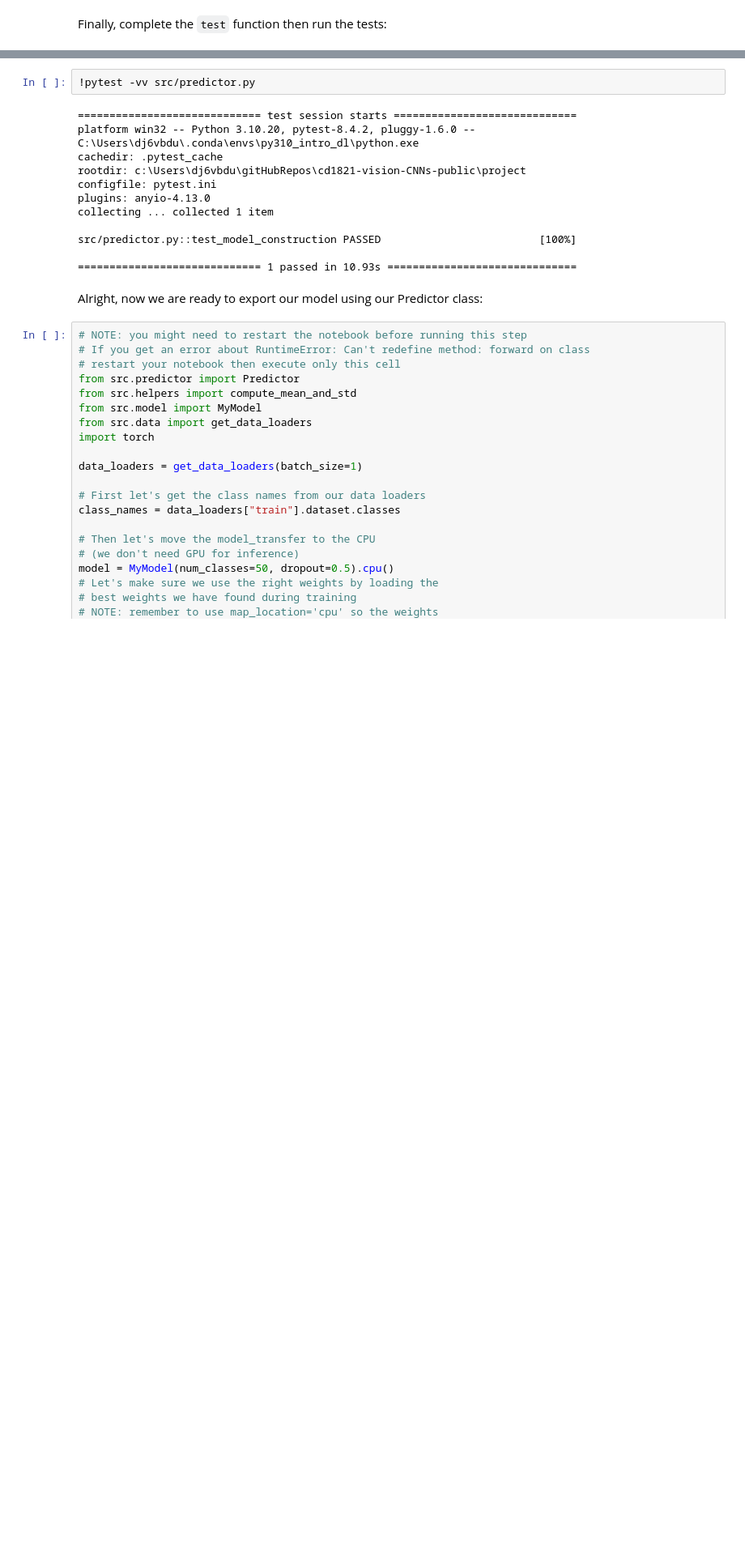
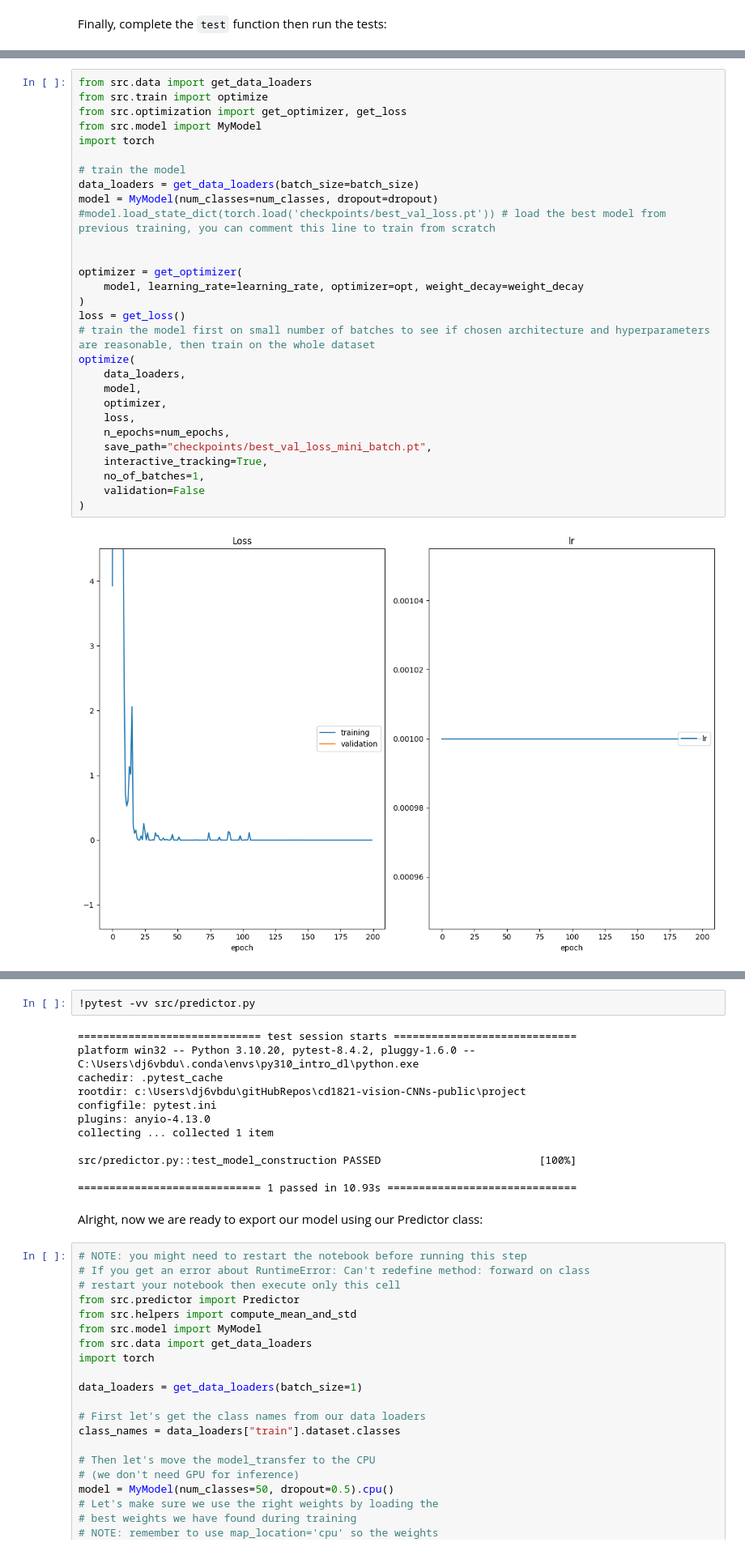
Before and after one commit to sam-khatab/cd1821-vision-CNNs-public, a Jupyter notebook: project/Project_Landmarks_Part1_CNNfromScratch__starter.ipynb, the cells around one changed output, grey strips where cells are left out. Shown at 81% size. Saved outputs shown, nothing was run; the diff lists cells and outputs as text; blank space fills up the shorter version.

```diff
--- a/project/Project_Landmarks_Part1_CNNfromScratch__starter.ipynb
+++ b/project/Project_Landmarks_Part1_CNNfromScratch__starter.ipynb
@@ -337,0 +334,31 @@ weight_decay = 0.05 # regularization. Increase this to combat overfitting
+# %%
+from src.data import get_data_loaders
+from src.train import optimize
+from src.optimization import get_optimizer, get_loss
+from src.model import MyModel
+import torch
+
+# train the model
+data_loaders = get_data_loaders(batch_size=batch_size)
+model = MyModel(num_classes=num_classes, dropout=dropout)
+#model.load_state_dict(torch.load('checkpoints/best_val_loss.pt')) # load the best model from previous training, you can comment this line to train from scratch
+
+
+optimizer = get_optimizer(
+    model, learning_rate=learning_rate, optimizer=opt, weight_decay=weight_decay
+)
+loss = get_loss()
+# train the model first on small number of batches to see if chosen architecture and hyperparameters are reasonable, then train on the whole dataset
+optimize(
+    data_loaders,
+    model,
+    optimizer,
+    loss,
+    n_epochs=num_epochs,
+    save_path="checkpoints/best_val_loss_mini_batch.pt",
+    interactive_tracking=True,
+    no_of_batches=1,
+    validation=False
+)
+# %% [output]
+[figure, added]
```
Also changed, not shown: parts of 14 cells of this notebook, 1 other file.
